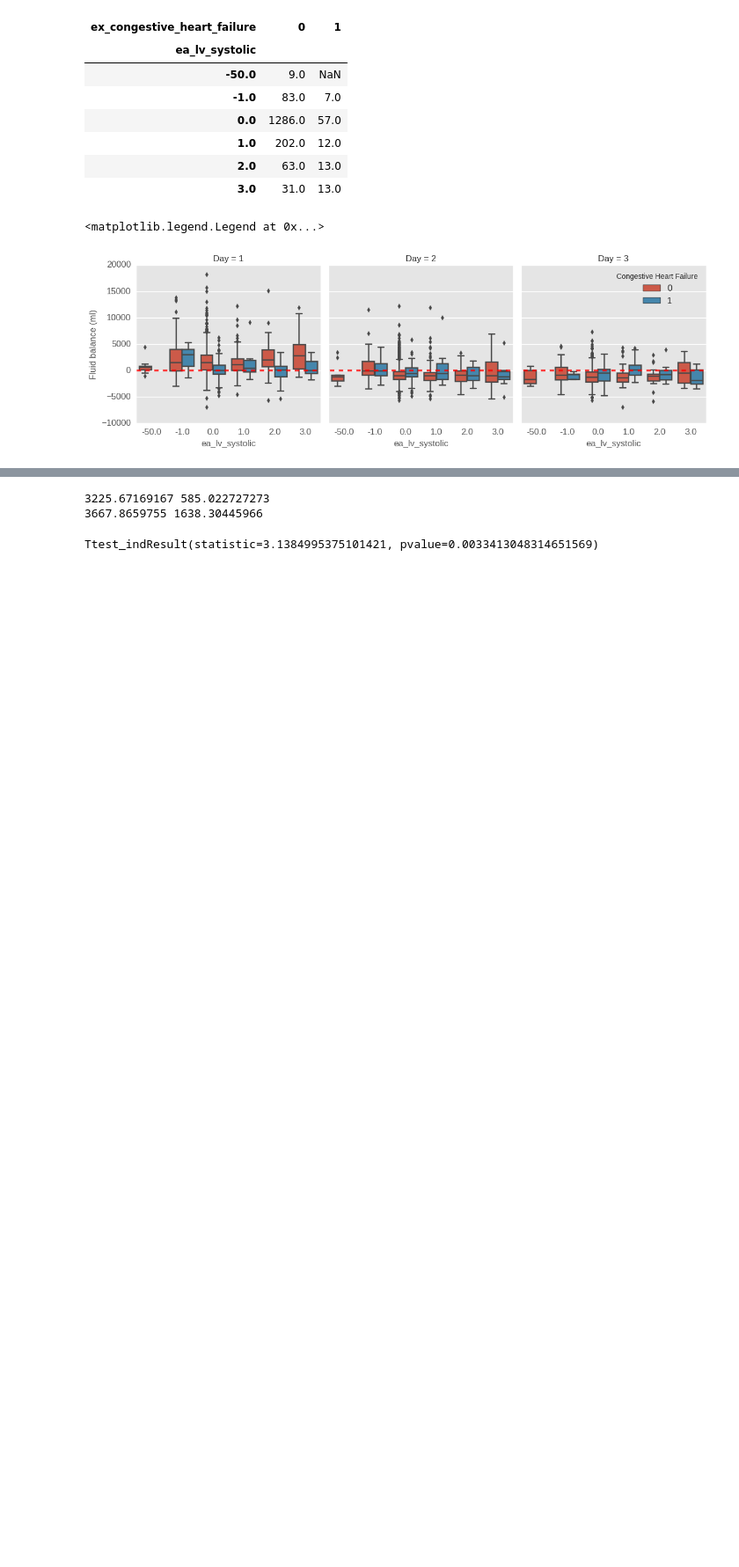
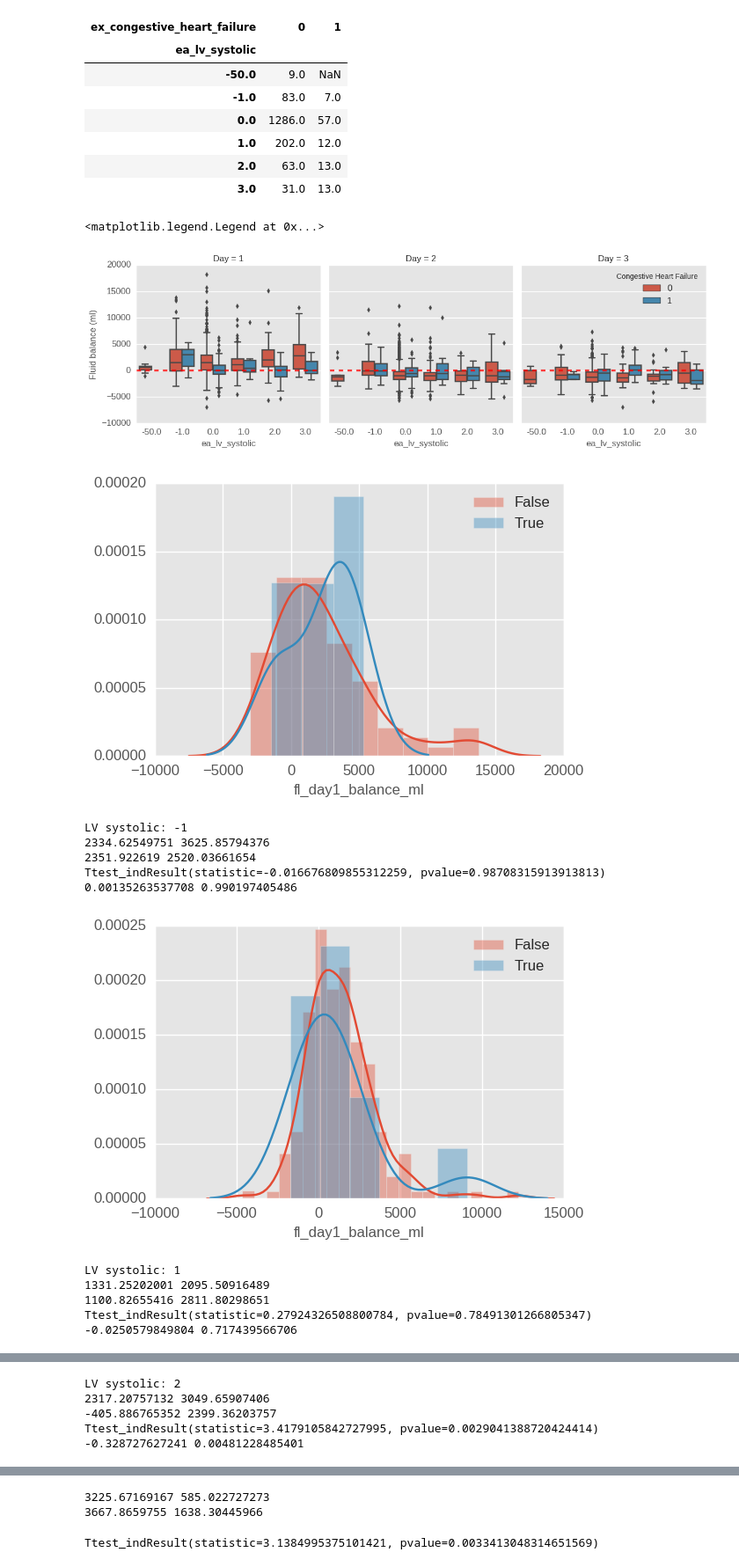
Before and after one commit to yhtgrace/echo, a Jupyter notebook: notebooks/161206_model_exploration_TB.ipynb, the cells around one changed output, grey strips where cells are left out. Shown at 88% size. Saved outputs shown, nothing was run; the diff lists cells and outputs as text; code cells hidden in the pictures; blank space fills up the shorter version.

```diff
--- a/notebooks/161206_model_exploration_TB.ipynb
+++ b/notebooks/161206_model_exploration_TB.ipynb
@@ -311,3 +311,48 @@ plt.legend(loc='best', title='Congestive Heart Failure')
 # %% [output]
 <matplotlib.legend.Legend at 0x...>
 [figure]
+# %%
+statistics = []
+for systolic_flag in [-1,1,2,3]:
+    filter = (ef.ea_lv_systolic == systolic_flag) & (ef.fl_day1_balance_ml >= -7000)
+    group_0 = ef.loc[filter & (ef.ex_congestive_heart_failure == False)].fl_day1_balance_ml
+    group_0 = group_0.dropna()
+    group_1 = ef.loc[filter & (ef.ex_congestive_heart_failure == True)].fl_day1_balance_ml
+    group_1 = group_1.dropna()
+
+    f = plt.figure()
+    sns.distplot(group_0, label='False')
+    sns.distplot(group_1, label='True')
+    plt.legend()
+    display(f)
+    plt.close()
+    print('LV systolic:', systolic_flag)
+    print(group_0.mean(), group_0.std())
+    print(group_1.mean(), group_1.std())
+
+    stats = {}
+    ttest = ttest_ind(group_0, group_1, equal_var=False)
+    print(ttest)
+    stats['t-test p-value'] = ttest.pvalue
+    data = ef.loc[filter,['fl_day1_balance_ml', 'ex_congestive_heart_failure']].dropna()
+    r, pval = pearsonr(data.fl_day1_balance_ml, data.ex_congestive_heart_failure)
+    print(r, pval)
+    stats['Pearson r'] = r
+    stats['LV Systolic'] = systolic_flag
+    statistics.append(stats)
+    print('')
+statistics = pd.DataFrame(statistics)
+statistics
+# %% [output]
+[figure, added]
+LV systolic: -1
+2334.62549751 3625.85794376
+2351.922619 2520.03661654
+Ttest_indResult(statistic=-0.016676809855312259, pvalue=0.98708315913913813)
+0.00135263537708 0.990197405486
+[figure, added]
+LV systolic: 1
+1331.25202001 2095.50916489
+1100.82655416 2811.80298651
+Ttest_indResult(statistic=0.27924326508800784, pvalue=0.78491301266805347)
+-0.0250579849804 0.717439566706
@@ -313,0 +360,5 @@ plt.legend(loc='best', title='Congestive Heart Failure')
+LV systolic: 2
+2317.20757132 3049.65907406
+-405.886765352 2399.36203757
+Ttest_indResult(statistic=3.4179105842727995, pvalue=0.0029041388720424414)
+-0.328727627241 0.00481228485401
```
Also changed, not shown: parts of 15 cells of this notebook.
